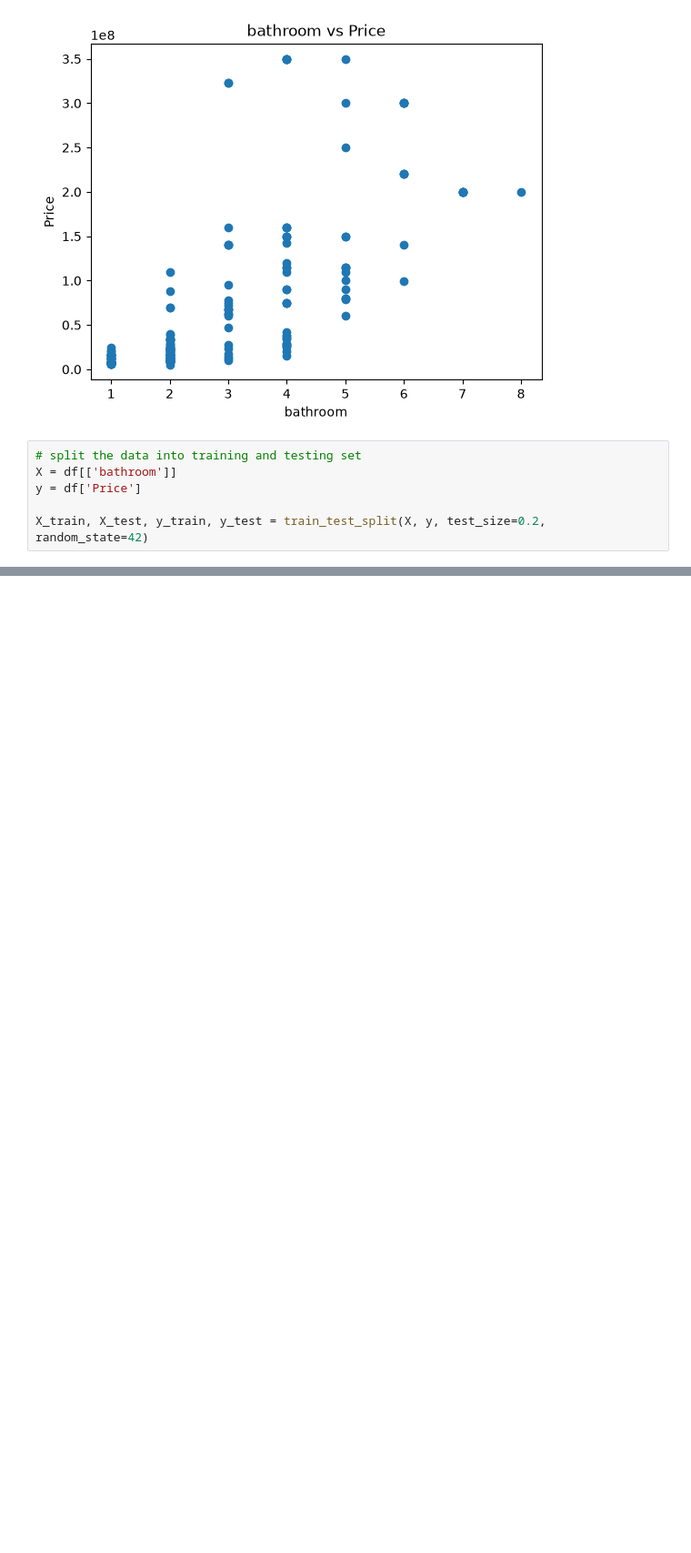
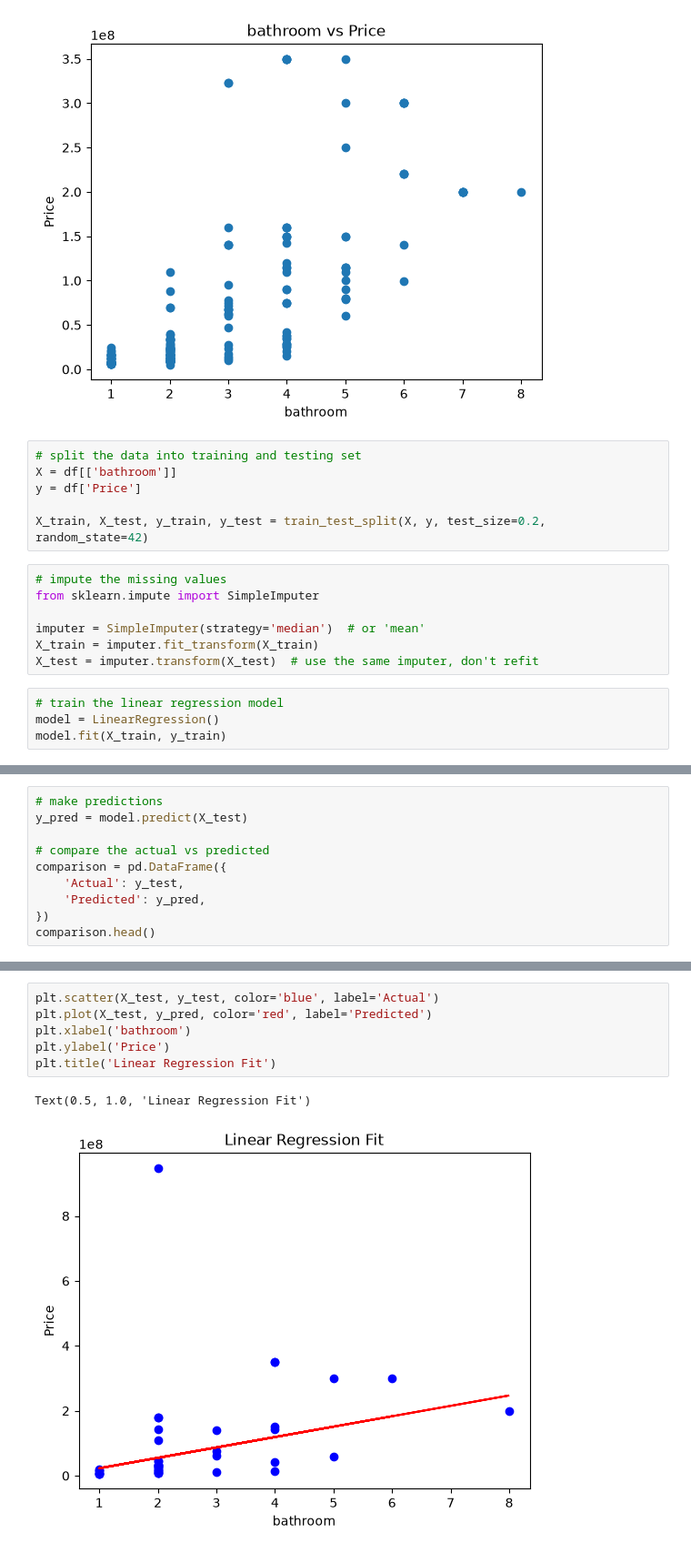
Before and after one commit to WillardDev/Machine_Learning_Foundation, a Jupyter notebook: Linear_Regression(1).ipynb, the cells around one changed output, grey strips where cells are left out. Shown at 91% size. Cells and saved outputs as stored; diff of their text form; blank space fills up the shorter version.

```diff
--- a/Linear_Regression(1).ipynb
+++ b/Linear_Regression(1).ipynb
@@ -73,3 +73,14 @@ X = df[['bathroom']]
 y = df['Price']
 
 X_train, X_test, y_train, y_test = train_test_split(X, y, test_size=0.2, random_state=42)
+# %%
+# impute the missing values
+from sklearn.impute import SimpleImputer
+
+imputer = SimpleImputer(strategy='median')  # or 'mean'
+X_train = imputer.fit_transform(X_train)
+X_test = imputer.transform(X_test)  # use the same imputer, don't refit
+# %%
+# train the linear regression model
+model = LinearRegression()
+model.fit(X_train, y_train)
@@ -75,0 +89,10 @@ X_train, X_test, y_train, y_test = train_test_split(X, y, test_size=0.2, random_
+# %%
+# make predictions
+y_pred = model.predict(X_test)
+
+# compare the actual vs predicted
+comparison = pd.DataFrame({
+    'Actual': y_test,
+    'Predicted': y_pred,
+})
+comparison.head()
@@ -75,0 +106,9 @@ X_train, X_test, y_train, y_test = train_test_split(X, y, test_size=0.2, random_
+# %%
+plt.scatter(X_test, y_test, color='blue', label='Actual')
+plt.plot(X_test, y_pred, color='red', label='Predicted')
+plt.xlabel('bathroom')
+plt.ylabel('Price')
+plt.title('Linear Regression Fit')
+# %% [output]
+Text(0.5, 1.0, 'Linear Regression Fit')
+[figure, added]
```
Also changed, not shown: parts of 2 cells of this notebook.
